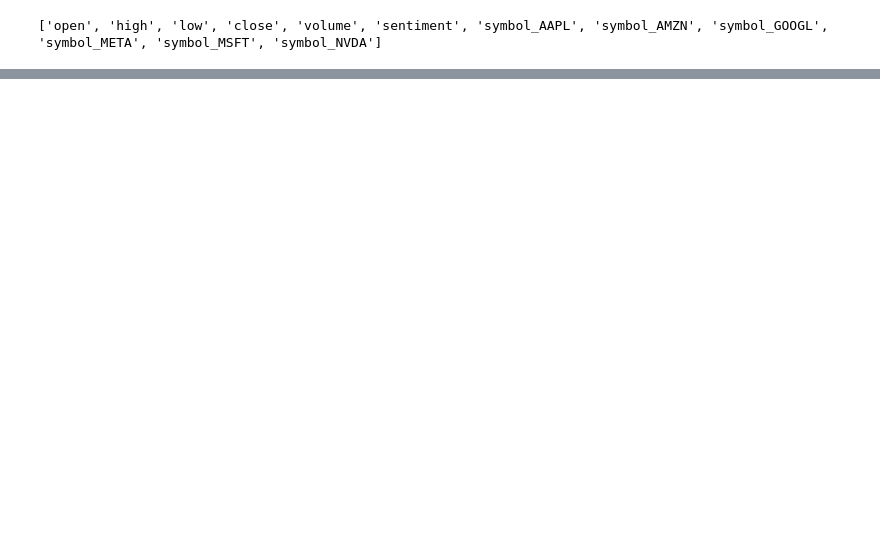
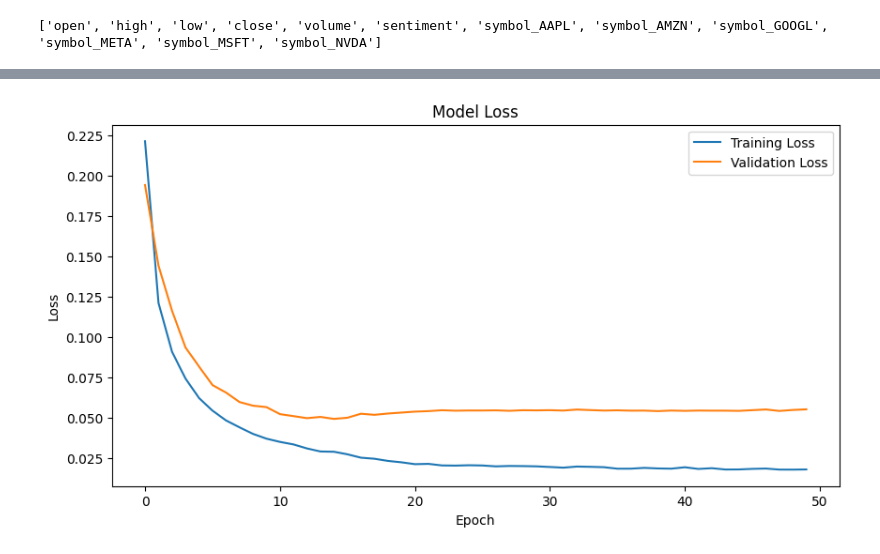
Before and after one commit to Briantmorr/capstone_ai_trading_bots, a Jupyter notebook: trading_bot_llm_sentiment_brian/sentiment_model_training.ipynb, the cells around one changed output, grey strips where cells are left out. Saved outputs shown, nothing was run; the diff lists cells and outputs as text; code cells hidden in the pictures; blank space fills up the shorter version.

Commit message:
updating fast logic and minor improvements to sentiment model

```diff
--- a/trading_bot_llm_sentiment_brian/sentiment_model_training.ipynb
+++ b/trading_bot_llm_sentiment_brian/sentiment_model_training.ipynb
@@ -184,6 +202,3 @@ Index(['AAPL', 'AAPL', 'AAPL', 'AAPL', 'AAPL', 'AAPL', 'AAPL', 'AAPL', 'AAPL',
        'NVDA', 'NVDA', 'NVDA', 'NVDA', 'NVDA', 'NVDA', 'NVDA', 'NVDA', 'NVDA',
        'NVDA'],
       dtype='object', name='symbol', length=1512)
-# %%
-scaler = MinMaxScaler()
-df[FEATURES_TO_SCALE] = scaler.fit_transform(df[FEATURES_TO_SCALE])
@@ -237,18 +218,0 @@ def create_sequences(df, seq_length=SEQ_LENGTH, feature_columns=all_features):
-# %%
-for symbol, group in df.groupby('symbol'):
-    group = group.sort_values('timestamp').reset_index(drop=True)
-
-    X_symbol, y_symbol = create_sequences(group, seq_length=SEQ_LENGTH)
-
-    if X_symbol is None or len(X_symbol) == 0:
-        print(f"Not enough data for {symbol}; skipping.")
-        continue
-
-    # Split data by time (first TRAIN_RATIO for training, rest for testing)
-    split_idx = int(len(X_symbol) * TRAIN_RATIO)
-    X_train_list.append(X_symbol[:split_idx])
-    y_train_list.append(y_symbol[:split_idx])
-    X_test_list.append(X_symbol[split_idx:])
-    y_test_list.append(y_symbol[split_idx:])
-
-    print(f"{symbol}: {len(X_symbol)} sequences, {split_idx} training samples and {len(X_symbol) - split_idx} testing samples.")
@@ -273,14 +283,14 @@ Combined testing shape: (270, 30, 12)
 # %%
 model = Sequential()
-model.add(LSTM(128, activation='relu', return_sequences=True, input_shape=(SEQ_LENGTH, num_features)))
-model.add(Dropout(0.2))  # Dropout to reduce overfitting
+model.add(LSTM(64, activation='relu', return_sequences=True, input_shape=(SEQ_LENGTH, len(all_features)),
+              kernel_regularizer=l2(0.001)))
+model.add(Dropout(0.3))
 
 # Second LSTM layer
-model.add(LSTM(64, activation='relu'))
-model.add(Dropout(0.2))
+model.add(LSTM(64, activation='relu', kernel_regularizer=l2(0.001)))
+model.add(Dropout(0.3))
 
-# An intermediate dense layer
-model.add(Dense(16, activation='relu'))
+model.add(Dense(16, activation='relu', kernel_regularizer=l2(0.001)))
 
 # Final output layer for regression
 model.add(Dense(1))
@@ -312,7 +322,7 @@ early_stop = EarlyStopping(monitor='val_loss', patience=10, restore_best_weights
 reduce_lr = tf.keras.callbacks.ReduceLROnPlateau(monitor='val_loss', factor=0.2, patience=5, min_lr=0.0001)
 # %%
 history = model.fit(X_train, y_train,
-                    epochs=100, batch_size=32,
+                    epochs=50, batch_size=32,
                     validation_split=0.2,
                     callbacks=[reduce_lr])
 # %% [output]
@@ -347,3 +357,14 @@ print(now)
+# %%
+plt.figure(figsize=(10, 5))
+plt.plot(history.history['loss'], label='Training Loss')
+plt.plot(history.history['val_loss'], label='Validation Loss')
+plt.title('Model Loss')
+plt.xlabel('Epoch')
+plt.ylabel('Loss')
+plt.legend()
+plt.show()
+# %% [output]
+[figure, added]
 # %%
 os.makedirs('data/models', exist_ok=True)
 date = datetime.now().strftime('%Y-%m-%d')
```
Also changed, not shown: parts of 17 cells of this notebook, 3 other files.
